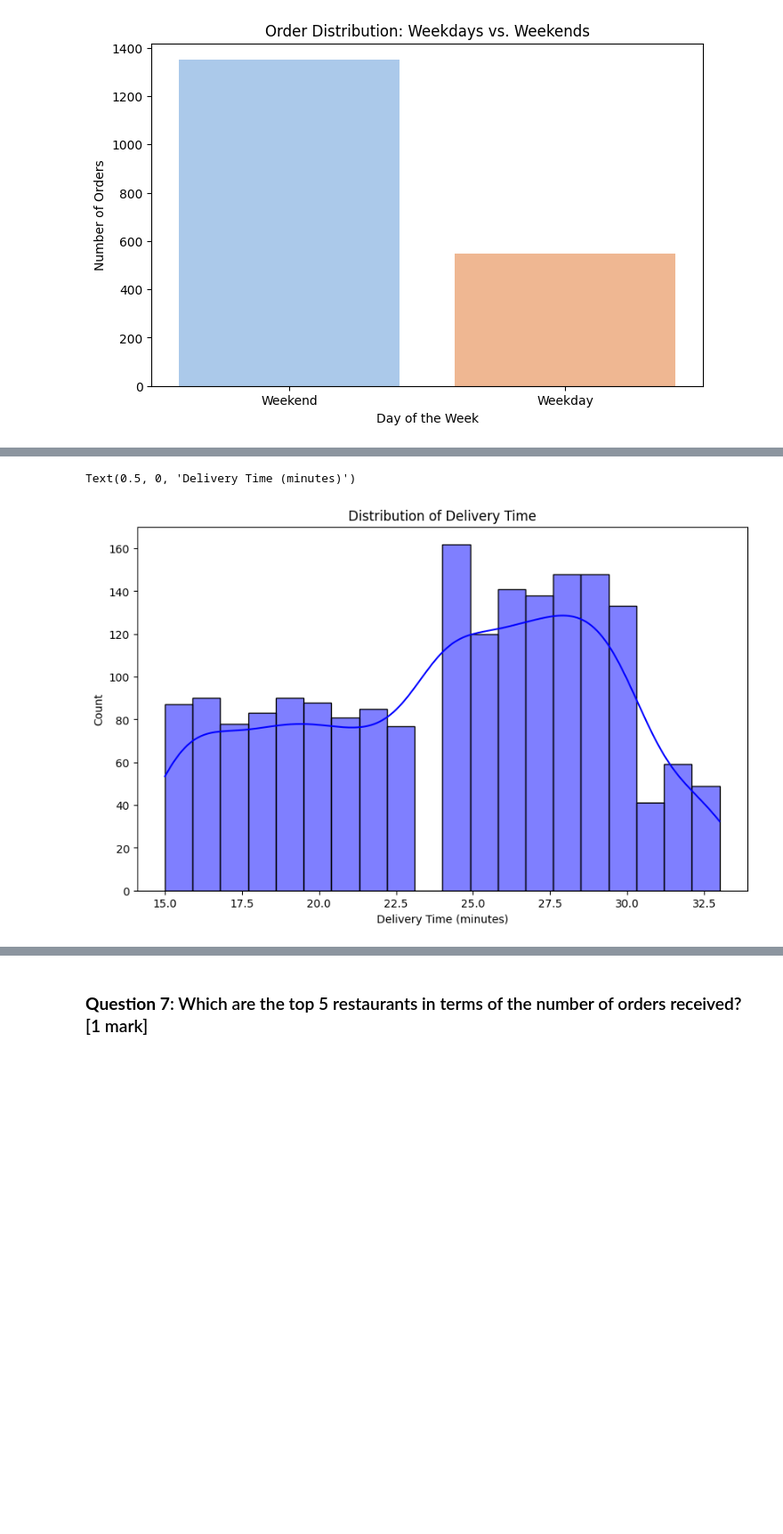
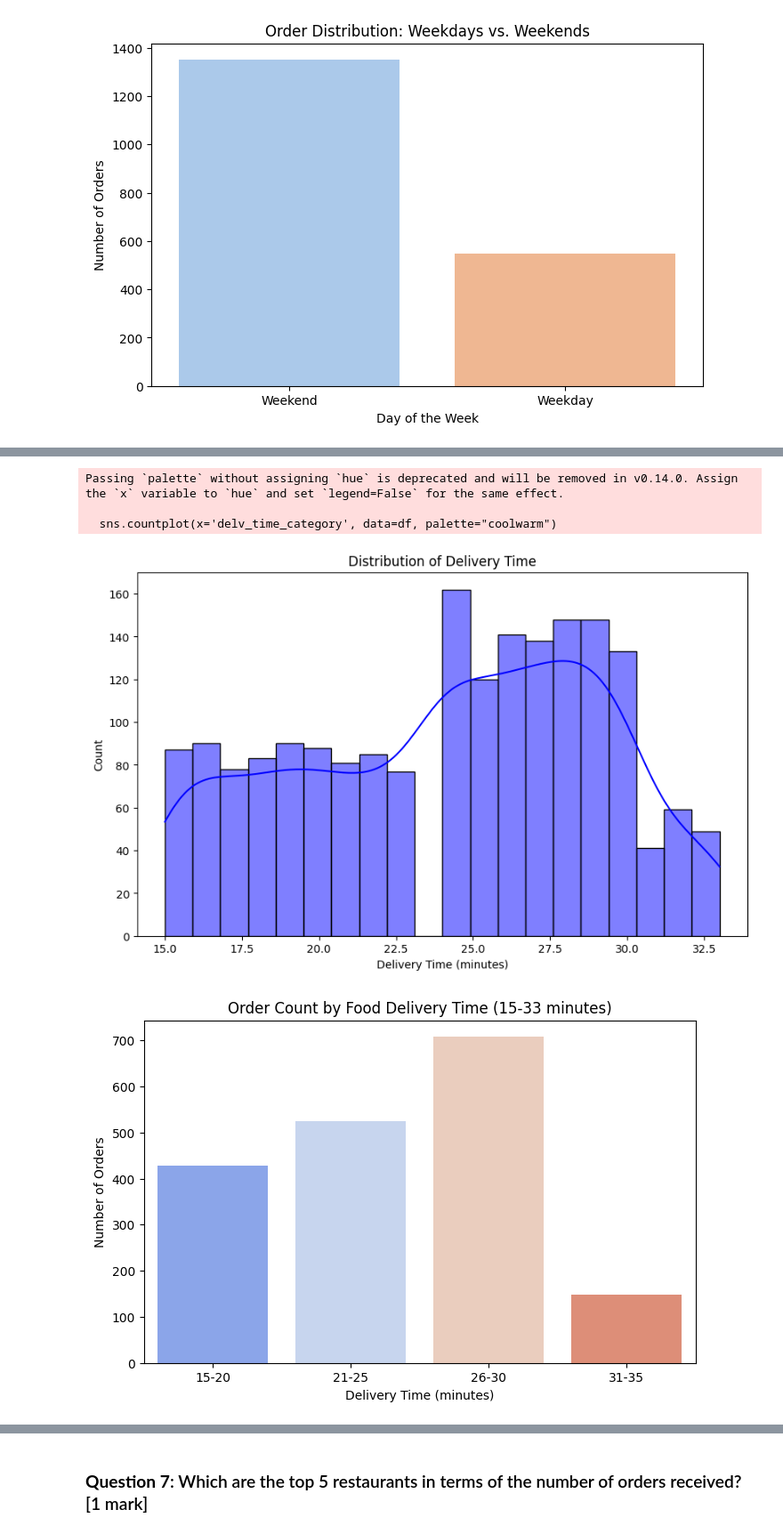
Before and after one commit to doshimihir07/python_colab, a Jupyter notebook: Learner_Notebook_Full_Code.ipynb, the cells around one changed output, grey strips where cells are left out. Shown at 89% size. Saved outputs shown, nothing was run; the diff lists cells and outputs as text; code cells hidden in the pictures; blank space fills up the shorter version.

```diff
--- a/Learner_Notebook_Full_Code.ipynb
+++ b/Learner_Notebook_Full_Code.ipynb
@@ -462,31 +487,49 @@ Median Preparation Time: 27.0
 # Univariant analysis of delivery_time
 print(df['delivery_time'].describe())
 print(df['delivery_time'].mode())
 
 plt.figure(figsize=(10, 4))
 sns.boxplot(x=df['delivery_time'], color='orange')
 plt.title('Box Plot of Delivery Time')
 plt.xlabel('Delivery Time (minutes)')
 plt.show()
 
 plt.figure(figsize=(10, 6))
 sns.histplot(df['delivery_time'], bins=20, kde=True, color='blue')
 plt.title('Distribution of Delivery Time')
 plt.xlabel('Delivery Time (minutes)')
 
+
+# Create bins for food preparation times
+bins = [15, 20, 25, 30, 35]
+labels = ['15-20','21-25', '26-30', '31-35']
+df['delv_time_category'] = pd.cut(df['delivery_time'], bins=bins, labels=labels)
+
+# Plot the countplot
+plt.figure(figsize=(8, 5))
+sns.countplot(x='delv_time_category', data=df, palette="coolwarm")
+plt.title('Order Count by Food Delivery Time (15-33 minutes)')
+plt.xlabel('Delivery Time (minutes)')
+plt.ylabel('Number of Orders')
+plt.show()
+
 ## Observation 1 : Delivery time ranges from 15 mins to 33 mins with most common delivery time being 24 mins.
+## Observation 2 : Most orders are delivered within 26 to 30 mins range
 # %% [output]
 count   1898.000
 mean      24.162
 std        4.973
 min       15.000
 25%       20.000
 50%       25.000
 75%       28.000
 max       33.000
 Name: delivery_time, dtype: float64
 0    24
 Name: delivery_time, dtype: int64
 [figure]
-Text(0.5, 0, 'Delivery Time (minutes)')
+Passing `palette` without assigning `hue` is deprecated and will be removed in v0.14.0. Assign the `x` variable to `hue` and set `legend=False` for the same effect.
+
+  sns.countplot(x='delv_time_category', data=df, palette="coolwarm")
 [figure]
+[figure, added]
```
Also changed, not shown: parts of 69 cells of this notebook.
